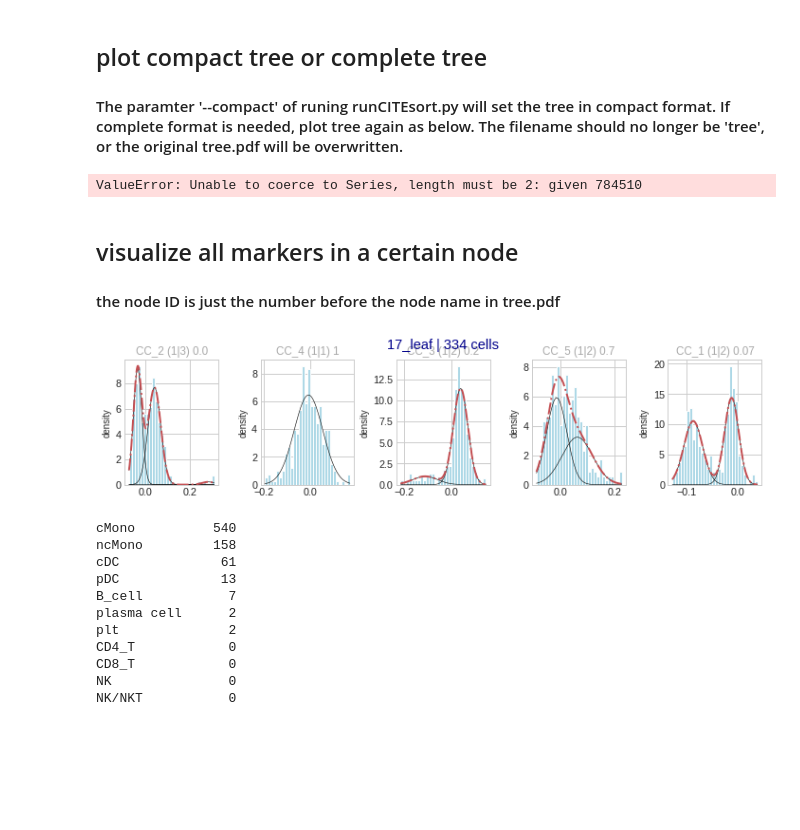
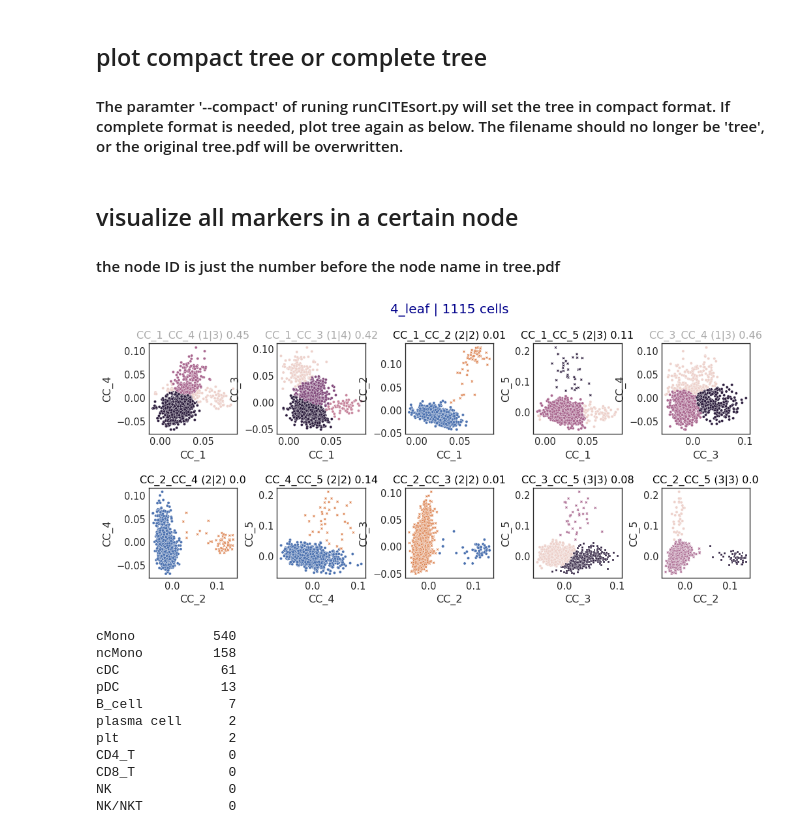
Before and after one commit to xinzhu-email/CITE-pool, a Jupyter notebook: AnalysisTutorial_.ipynb, the cells around one changed output. Drawn from its saved outputs; the diff is of its cells as text; code cells hidden in the pictures; blank space fills up the shorter version.

Commit message:
Result Section 2

```diff
--- a/AnalysisTutorial_.ipynb
+++ b/AnalysisTutorial_.ipynb
@@ -23,18 +24,27 @@ l = list(data.columns)
 # data = pd.read_csv('./datasets/SeuratV4/adt_p8_main_clr.csv',header=0,index_col=0)
 # id ='6'
 # data = pd.read_csv('../data/covid19/subdata/ADT_'+id+'.csv',index_col=0)
-# data = pd.read_csv('../simulator_out/ADT_simulator_'+id+'.csv',index_col=0)
+i = 2
+# data = pd.read_csv('../simulator_out/simulator_SET2/ADT_simulator_'+str(i+3)+'.csv',index_col=0)
+# adata = sc.read_h5ad('../data/RealSimulation/set2/data.h5ad')
+adata = sc.read_h5ad('../data/result section 2/'+str(i)+'/data.h5ad')
+# adata = sc.read_h5ad('../data/st/breast cancer pair/scpp.h5ad')
+
 # data = pd.read_csv('../SeuratV4/subdata/'+id+'_ADT.csv', sep=',',index_col=0, header=0)
 # data.index = data.index.astype(str)
 # adata = sc.read_h5ad('../data/PBMC DATA/1/data.h5ad')
-id='0'
-f = open('../output/PBMC_1/'+id+'/tree_retrain.pickle','rb')
+id=str(i)+'/'+str(i)
+# f = open('../output/st_brca/1/1/tree.pickle','rb')
+# f = open('../output/PBMC_0/'+id+'/tree.pickle','rb')
+# f = open('../output/simulation/set2/1/'+str(i)+'/tree.pickle','rb')
+# f = open('../output/RealSimulation/set2/1/'+str(i)+'/tree.pickle','rb')
+f = open('../output/result section 2/1v2v3/'+id+'/tree.pickle','rb')
 # f = open('../data/4tumor/output/ADT_'+id+'/tree.pickle','rb')
 # true = pd.read_csv('./data/4tumor/gating_cluster.csv',index_col=0)
 # f = open('CITEsort_out/SeuratV3_main_ct_smooth2/tree.pickle','rb')
 tree = pickle.load(f)
 f.close()
-# traversal = BTreeTraversal(tree)
+traversal = BTreeTraversal(tree)
 # %%
 data_ = adata[:,adata.var['feature_types']=='Antibody Capture'].to_df()
 # %% [markdown]
@@ -68,16 +78,14 @@ def smooth(x,item=0,num=6):
     return x
 # %%
 data_ = smooth(data_)
-# %% [output]
-ValueError: Unable to coerce to Series, length must be 2: given 784510
 # %% [markdown]
 ## visualize all markers in a certain node
 #### the node ID is just the number before the node name in tree.pdf
 # %%
-node_ID = 17
-traversal.plot_node(data_,node_ID,viz_dim=1)
+node_ID = 4
+traversal.plot_node(data_,node_ID,viz_dim=2)
 # %% [output]
-[figure, old version]
+[figure, new version]
 # %%
 pred = pd.read_csv('../output/PBMC_1/3/43/leaf_labels.csv',index_col=0)
 pred.loc[node.right.indices,'Label'].value_counts()
```
Also changed, not shown: parts of 11 cells of this notebook, 7 other files.
